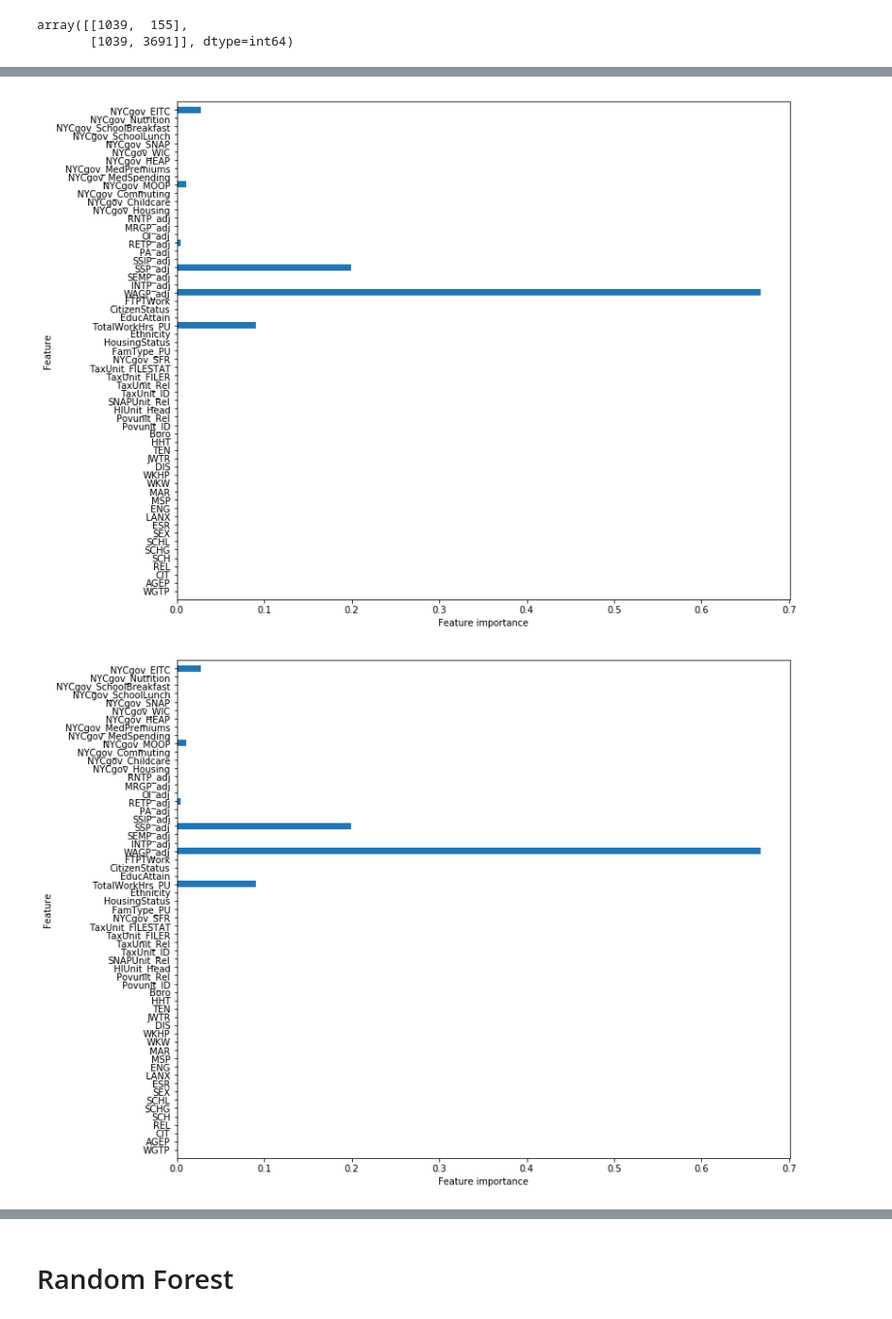
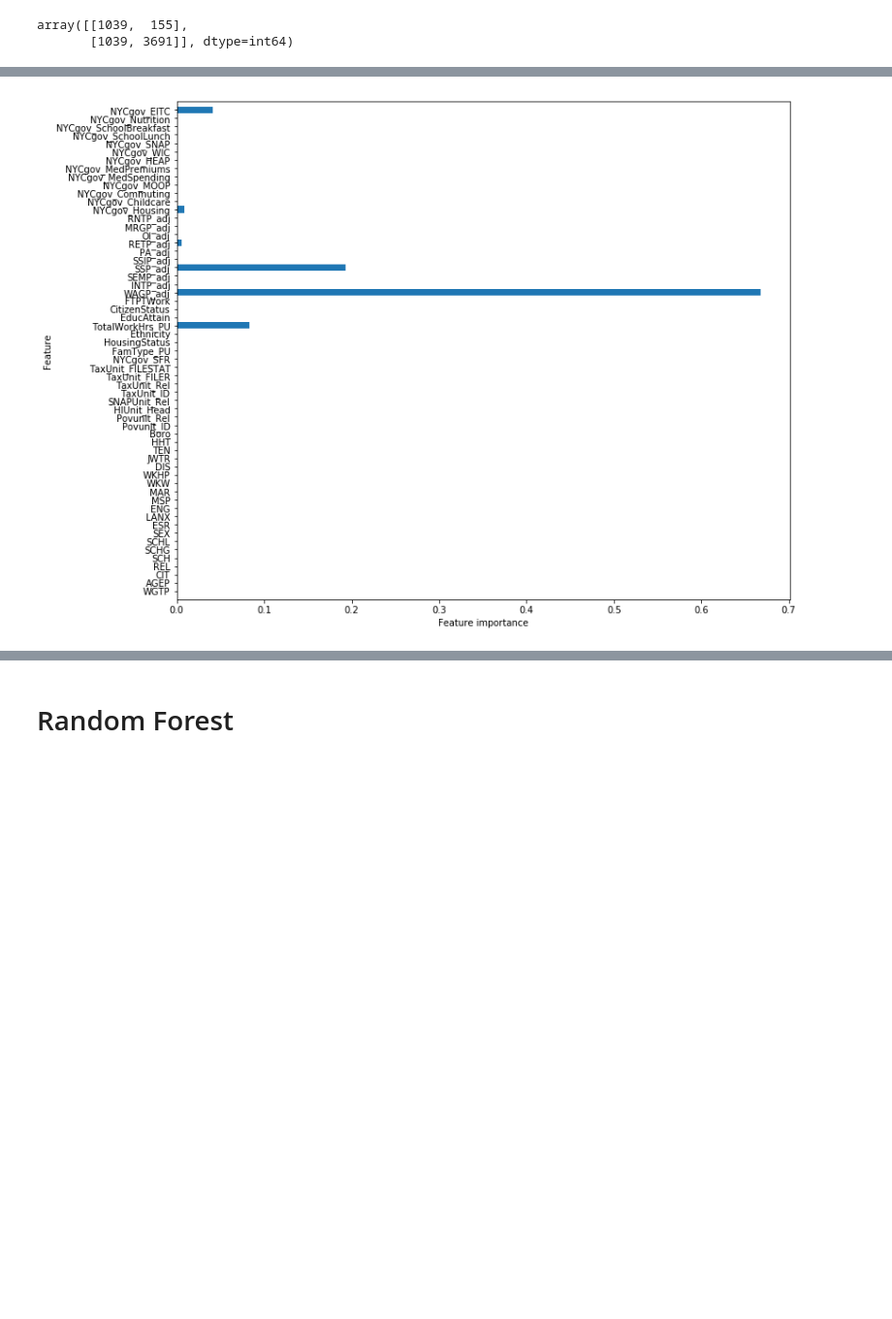
Before and after one commit to abhisheknimmakayala/Data-Mining-Project, a Jupyter notebook: Code/Project Poverty.ipynb, the cells around one changed output, grey strips where cells are left out. Shown at 97% size. Saved outputs shown, nothing was run; the diff lists cells and outputs as text; code cells hidden in the pictures; blank space fills up the shorter version.

```diff
--- a/Code/Project Poverty.ipynb
+++ b/Code/Project Poverty.ipynb
@@ -360,8 +357,7 @@ def plot_feature_important(model):
     plt.ylim(-1,len_features)
 # %%
 plt.figure(figsize=(12,10))
-plot_feature_important(clf)
+plot_feature_important(balclf)
 plt.show()
 # %% [output]
-[figure, old version]
+[figure, new version]
-[figure, removed]
```
Also changed, not shown: parts of 13 cells of this notebook.
